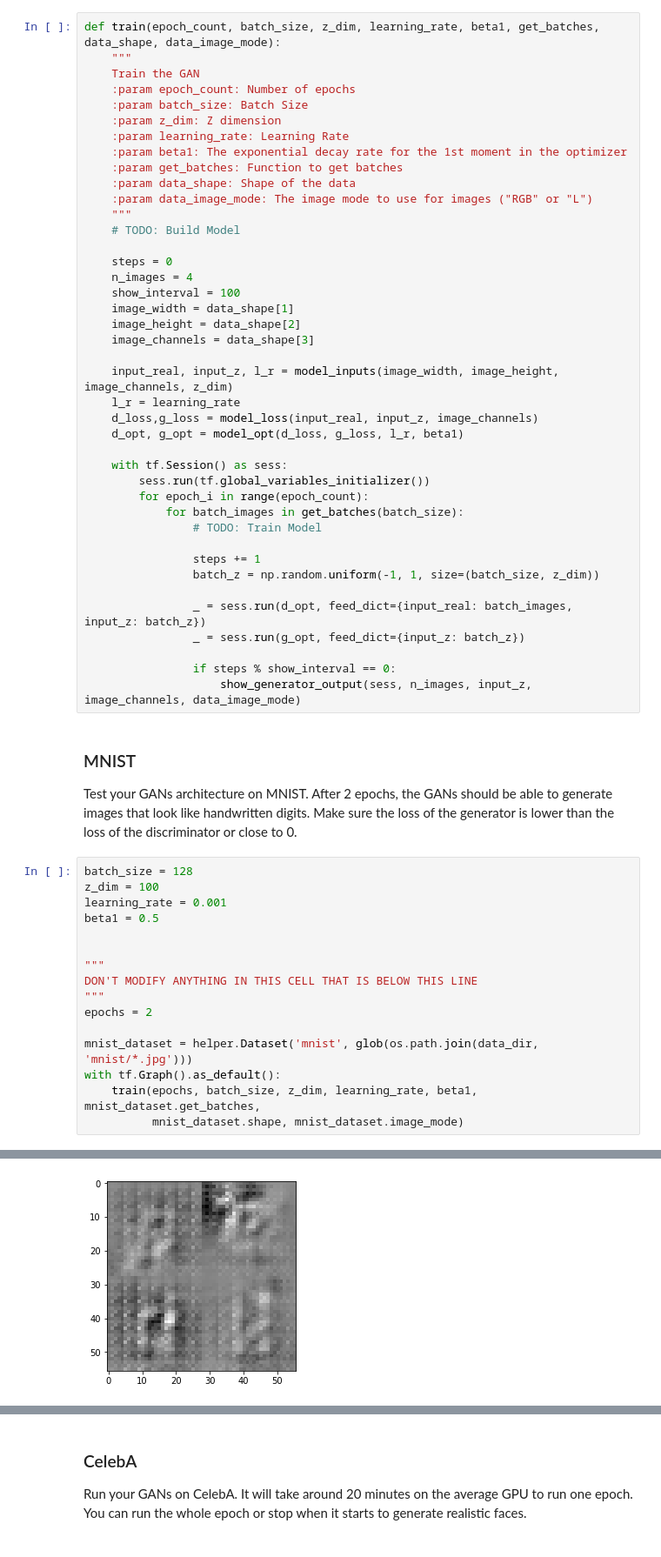
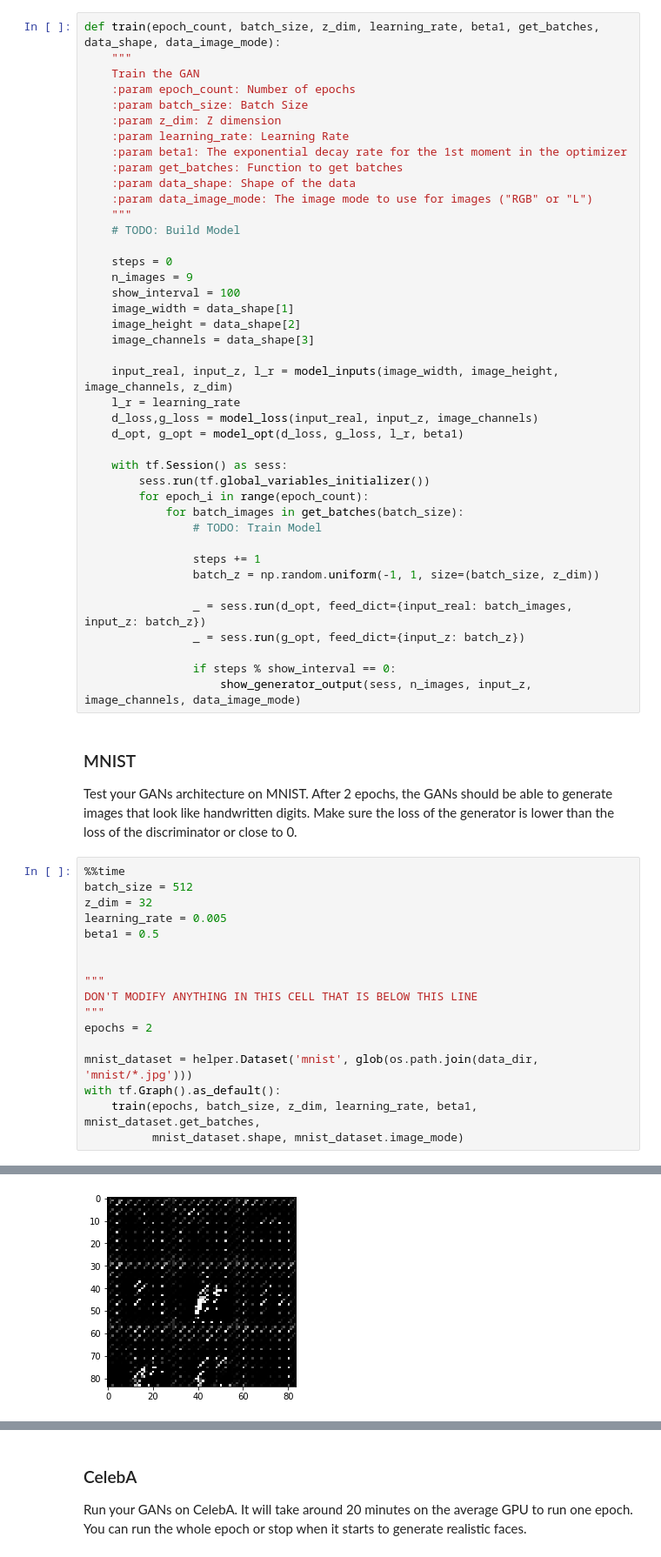
Before and after one commit to Vayne-Lover/Deep-Learning, a Jupyter notebook: project5/dlnd_face_generation.ipynb, the cells around one changed output, grey strips where cells are left out. Shown at 87% size. Saved outputs shown, nothing was run; the diff lists cells and outputs as text.

```diff
--- a/project5/dlnd_face_generation.ipynb
+++ b/project5/dlnd_face_generation.ipynb
@@ -329,7 +329,7 @@ def train(epoch_count, batch_size, z_dim, learning_rate, beta1, get_batches, dat
     # TODO: Build Model
 
     steps = 0
-    n_images = 4
+    n_images = 9
     show_interval = 100
     image_width = data_shape[1]
     image_height = data_shape[2]
@@ -358,9 +358,10 @@ def train(epoch_count, batch_size, z_dim, learning_rate, beta1, get_batches, dat
 ### MNIST
 Test your GANs architecture on MNIST.  After 2 epochs, the GANs should be able to generate images that look like handwritten digits.  Make sure the loss of the generator is lower than the loss of the discriminator or close to 0.
 # %%
-batch_size = 128
-z_dim = 100
-learning_rate = 0.001
+%%time
+batch_size = 512
+z_dim = 32
+learning_rate = 0.005
 beta1 = 0.5
 
 
@@ -378 +379 @@ with tf.Graph().as_default():
-[figure, old version]
+[figure, new version]
```
Also changed, not shown: parts of 2 cells of this notebook.
